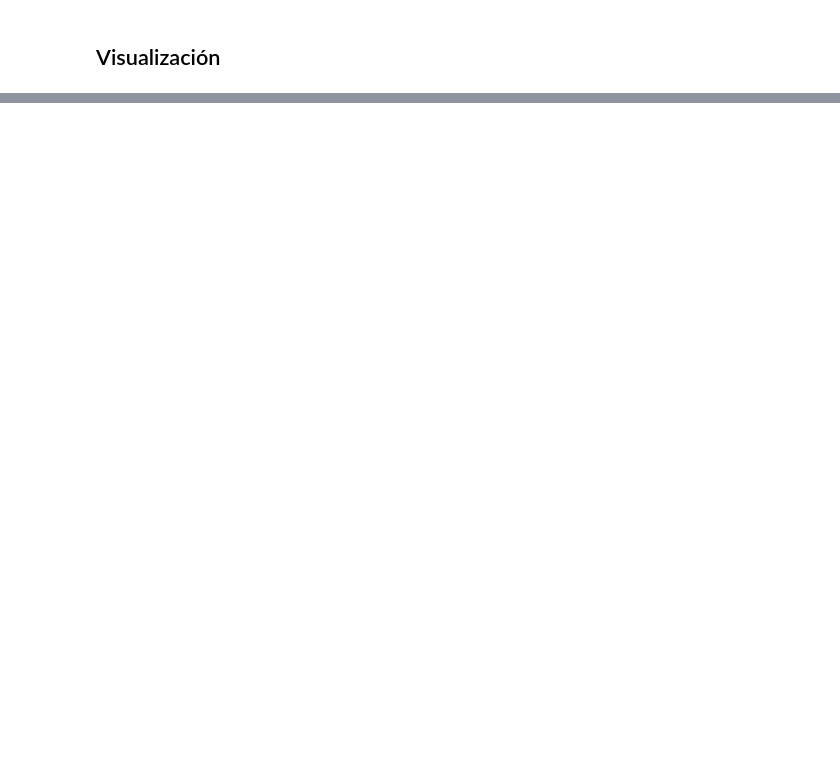
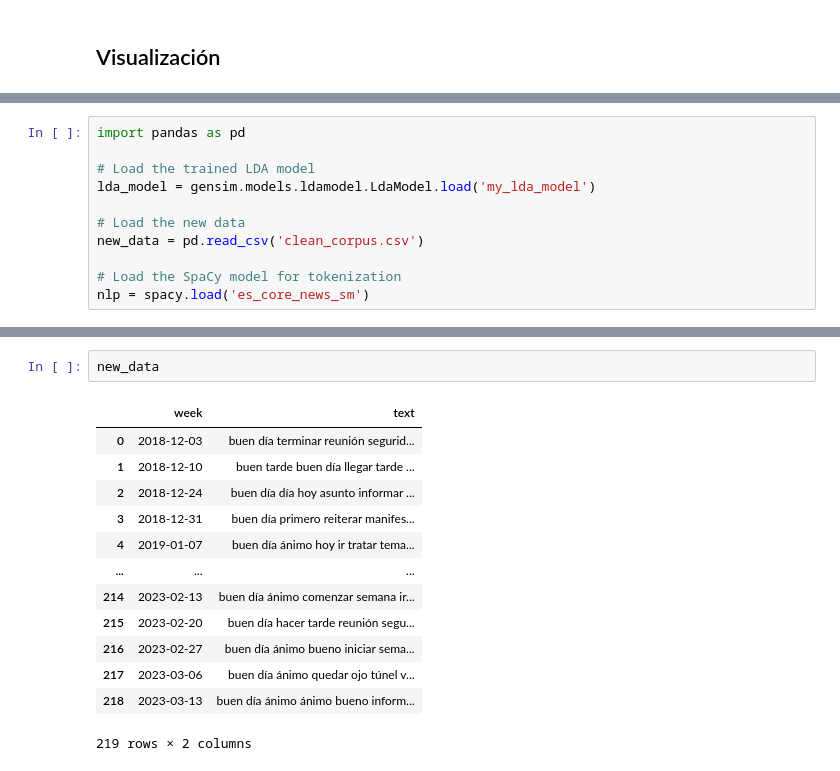
Before and after one commit to jabrahamvm/topic-modeling, a Jupyter notebook: LDA.ipynb, the cells around one changed output, grey strips where cells are left out. Cells and saved outputs as stored; diff of their text form; blank space fills up the shorter version.

```diff
--- a/LDA.ipynb
+++ b/LDA.ipynb
@@ -137,0 +161,11 @@ vis
+# %%
+import pandas as pd
+
+# Load the trained LDA model
+lda_model = gensim.models.ldamodel.LdaModel.load('my_lda_model')
+
+# Load the new data
+new_data = pd.read_csv('clean_corpus.csv')
+
+# Load the SpaCy model for tokenization
+nlp = spacy.load('es_core_news_sm')
@@ -137,0 +191,16 @@ vis
+# %%
+new_data
+# %% [output]
+|  | week | text |
+| 0 | 2018-12-03 | buen día terminar reunión segurid... |
+| 1 | 2018-12-10 | buen tarde buen día llegar tarde ... |
+| 2 | 2018-12-24 | buen día día hoy asunto informar ... |
+| 3 | 2018-12-31 | buen día primero reiterar manifes... |
+| 4 | 2019-01-07 | buen día ánimo hoy ir tratar tema... |
+| ... | ... | ... |
+| 214 | 2023-02-13 | buen día ánimo comenzar semana ir... |
+| 215 | 2023-02-20 | buen día hacer tarde reunión segu... |
+| 216 | 2023-02-27 | buen día ánimo bueno iniciar sema... |
+| 217 | 2023-03-06 | buen día ánimo quedar ojo túnel v... |
+| 218 | 2023-03-13 | buen día ánimo ánimo bueno inform... |
+219 rows × 2 columns
```
Also changed, not shown: parts of 21 cells of this notebook, 9 other files.
